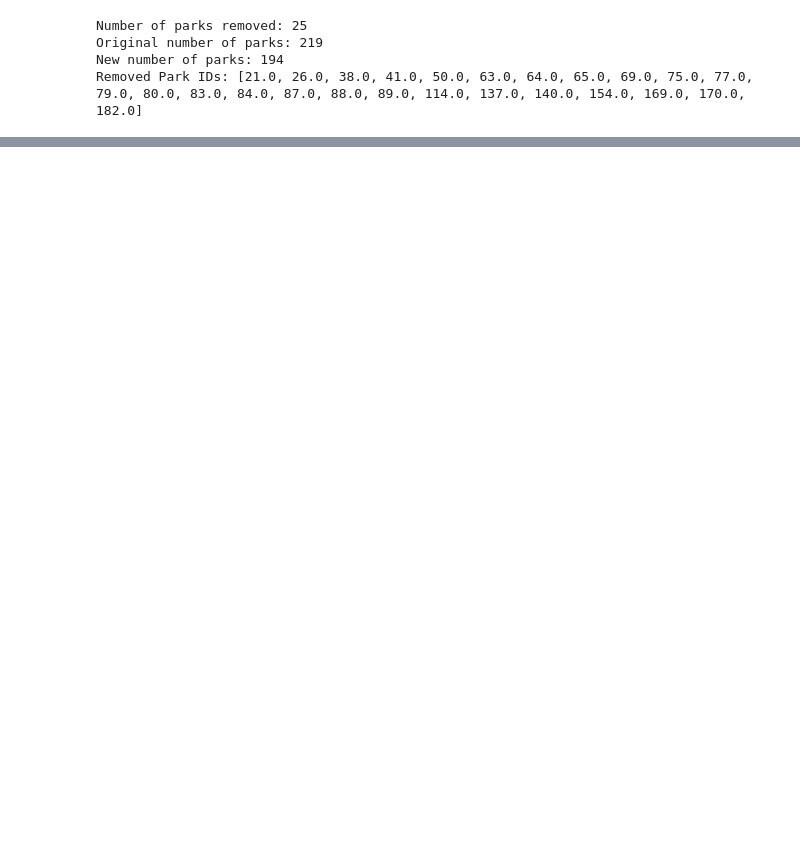
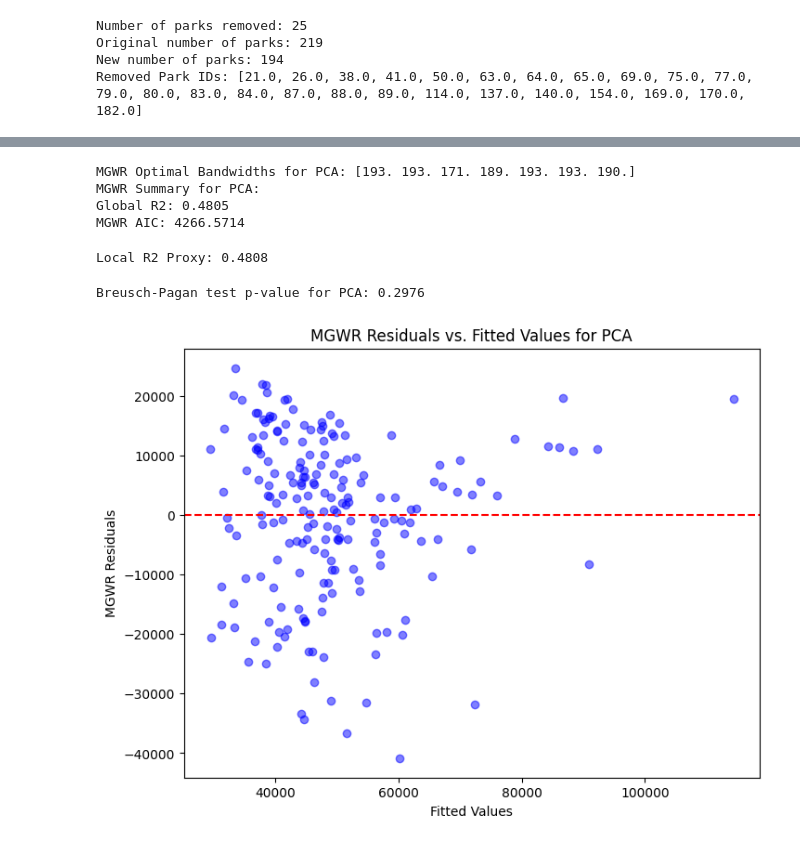
Before and after one commit to NourahAlhosain/CASA-Disso-25, a Jupyter notebook: 06_ImpactFactorsAnalysis.ipynb, the cells around one changed output, grey strips where cells are left out. Cells and saved outputs as stored; diff of their text form; code cells hidden in the pictures; blank space fills up the shorter version.

```diff
--- a/06_ImpactFactorsAnalysis.ipynb
+++ b/06_ImpactFactorsAnalysis.ipynb
@@ -528,0 +237,18 @@ Exported data to 'cooling_heating_parks.geojson' for QGIS visualization.
+# %%
+# Use original predictors
+predictors = ['log_area_m2', 'ndvi_mean', 'pisi_mean', 'LSI', 'building_density', 'building_proximity']
+
+# Refit scaler with updated predictors
+if standardize:
+    scaler.fit(data_gdf[predictors])
+    X = scaler.transform(data_gdf[predictors])
+else:
+    X = data_gdf[predictors].values
+
+# Update predictor names including constant
+predictor_names = ['const'] + predictors
+
+# Redefine spatial weights for consistency
+w = KNN.from_dataframe(data_gdf, k=4)
+w.transform = 'r'
+# Logic: Removed interactions; refit scaler on working data.
@@ -528,0 +352,6 @@ Exported data to 'cooling_heating_parks.geojson' for QGIS visualization.
+# %%
+# Run OLS and MGWR for PCA
+ols_pca = run_ols_regression(data_gdf, 'PCA', predictors, w, scaler, standardize, standardize_y, scaler_y_dict.get('PCA'))
+print(f"\nOLS Summary for PCA:\n{ols_pca['summary']}")
+print(f"Moran's I for residuals: {ols_pca['moran_i']:.4f}, p-value: {ols_pca['moran_p']:.4f}")
+print(f"OLS AIC: {ols_pca['model'].aic:.4f}")
@@ -528,0 +376,32 @@ Exported data to 'cooling_heating_parks.geojson' for QGIS visualization.
+# %%
+mgwr_pca = run_mgwr_regression(data_gdf, 'PCA', predictors, coords, w, len(data_gdf), scaler, standardize, standardize_y, scaler_y_dict.get('PCA'))
+print(f"\nMGWR Optimal Bandwidths for PCA: {mgwr_pca['bandwidths']}")
+print(f"MGWR Summary for PCA:")
+print(f"Global R2: {mgwr_pca['model'].R2:.4f}")
+print(f"MGWR AIC: {mgwr_pca['model'].aic:.4f}")
+# %% [output]
+MGWR Optimal Bandwidths for PCA: [193. 193. 171. 189. 193. 193. 190.]
+MGWR Summary for PCA:
+Global R2: 0.4805
+MGWR AIC: 4266.5714
+# %%
+store_mgwr_results(data_gdf, 'PCA', mgwr_pca, predictor_names, standardize_y, scaler_y_dict.get('PCA'))
+print(f"Local R2 Proxy: {data_gdf['PCA_localR2_proxy'].mean():.4f}")
+# %% [output]
+Local R2 Proxy: 0.4808
+# %%
+# PCA residuals
+bp_test_pca = het_breuschpagan(ols_pca['model'].resid, ols_pca['model'].model.exog)
+print(f"Breusch-Pagan test p-value for PCA: {bp_test_pca[1]:.4f}")
+
+mgwr_residuals_pca = data_gdf['PCA'] - mgwr_pca['model'].predy.flatten()
+plt.figure(figsize=(8, 6))
+plt.scatter(mgwr_pca['model'].predy.flatten(), mgwr_residuals_pca, c='blue', alpha=0.5)
+plt.axhline(0, color='red', linestyle='--')
+plt.xlabel('Fitted Values')
+plt.ylabel('MGWR Residuals')
+plt.title('MGWR Residuals vs. Fitted Values for PCA')
+plt.show()
+# %% [output]
+Breusch-Pagan test p-value for PCA: 0.2976
+[figure, added]
```
Also changed, not shown: parts of 103 cells of this notebook, 7 other files.
